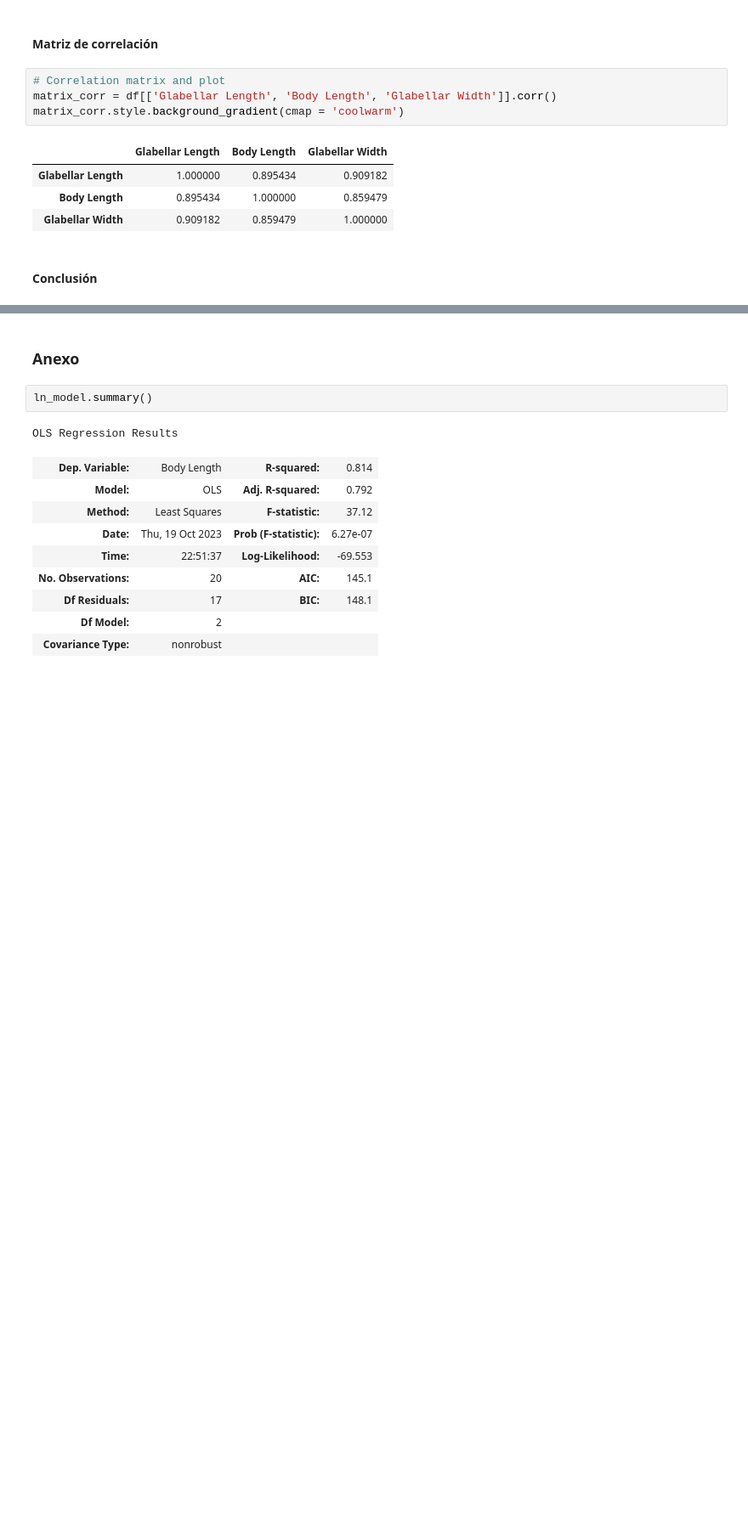
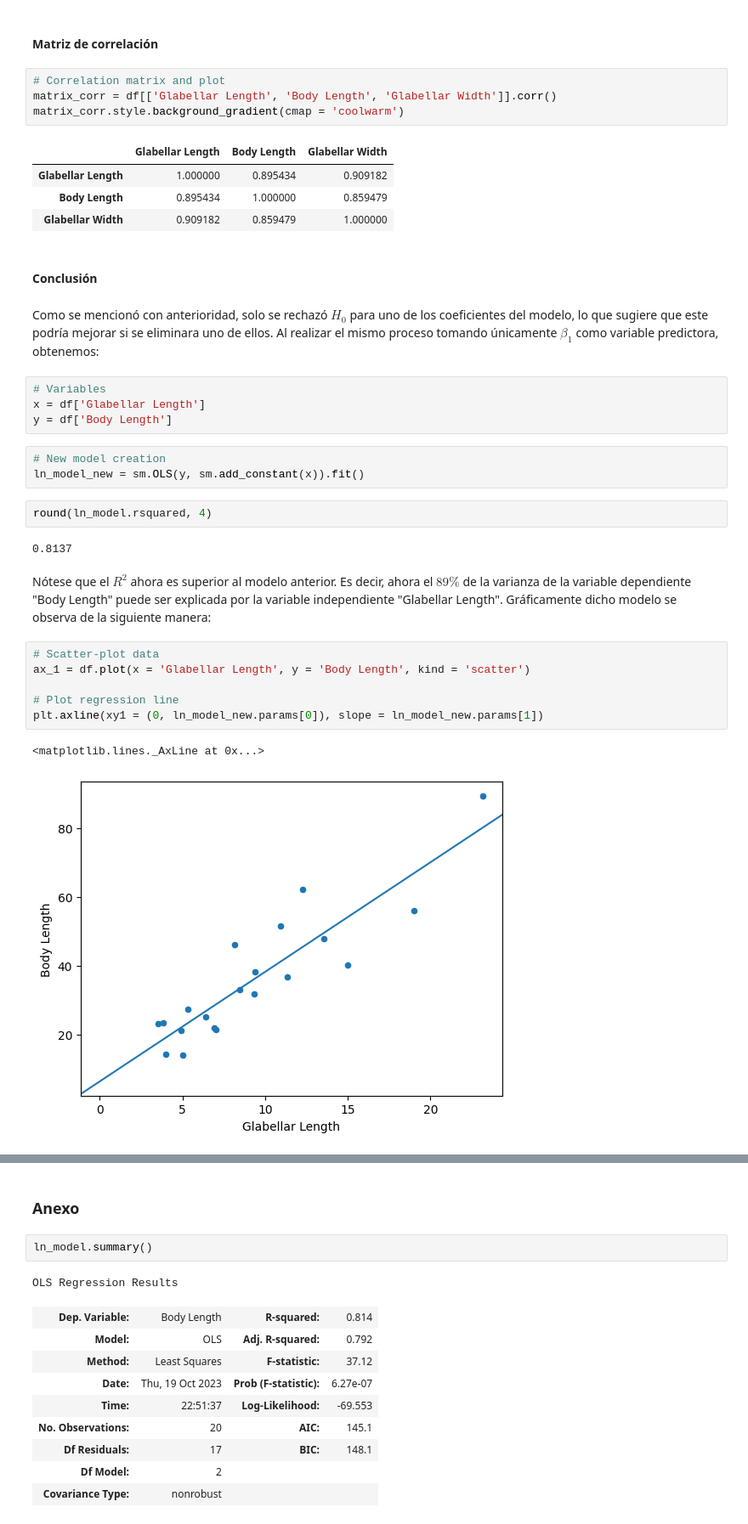
Before and after one commit to SandovalAguilar/estadistica, a Jupyter notebook: tercer_parcial/examen_notebook.ipynb, the cells around one changed output, grey strips where cells are left out. Shown: that part at 85% size. Cells and saved outputs as stored; diff of their text form; blank space fills up the shorter version.

```diff
--- a/tercer_parcial/examen_notebook.ipynb
+++ b/tercer_parcial/examen_notebook.ipynb
@@ -178,3 +147,27 @@ matrix_corr.style.background_gradient(cmap = 'coolwarm')
 | Glabellar Width | 0.909182 | 0.859479 | 1.000000 |
 # %% [markdown]
 #### Conclusión
+# %% [markdown]
+Como se mencionó con anterioridad, solo se rechazó $H_0$ para uno de los coeficientes del modelo, lo que sugiere que este podría mejorar si se eliminara uno de ellos. Al realizar el mismo proceso tomando únicamente $\beta_1$ como variable predictora, obtenemos:
+# %%
+# Variables
+x = df['Glabellar Length']
+y = df['Body Length']
+# %%
+# New model creation
+ln_model_new = sm.OLS(y, sm.add_constant(x)).fit()
+# %%
+round(ln_model.rsquared, 4)
+# %% [output]
+0.8137
+# %% [markdown]
+Nótese que el $R^2$ ahora es superior al modelo anterior. Es decir, ahora el $89\%$ de la varianza de la variable dependiente "Body Length" puede ser explicada por la variable independiente "Glabellar Length". Gráficamente dicho modelo se observa de la siguiente manera:
+# %%
+# Scatter-plot data
+ax_1 = df.plot(x = 'Glabellar Length', y = 'Body Length', kind = 'scatter')
+
+# Plot regression line
+plt.axline(xy1 = (0, ln_model_new.params[0]), slope = ln_model_new.params[1])
+# %% [output]
+<matplotlib.lines._AxLine at 0x...>
+[figure, added]
```
Also changed, not shown: parts of 15 cells of this notebook.
